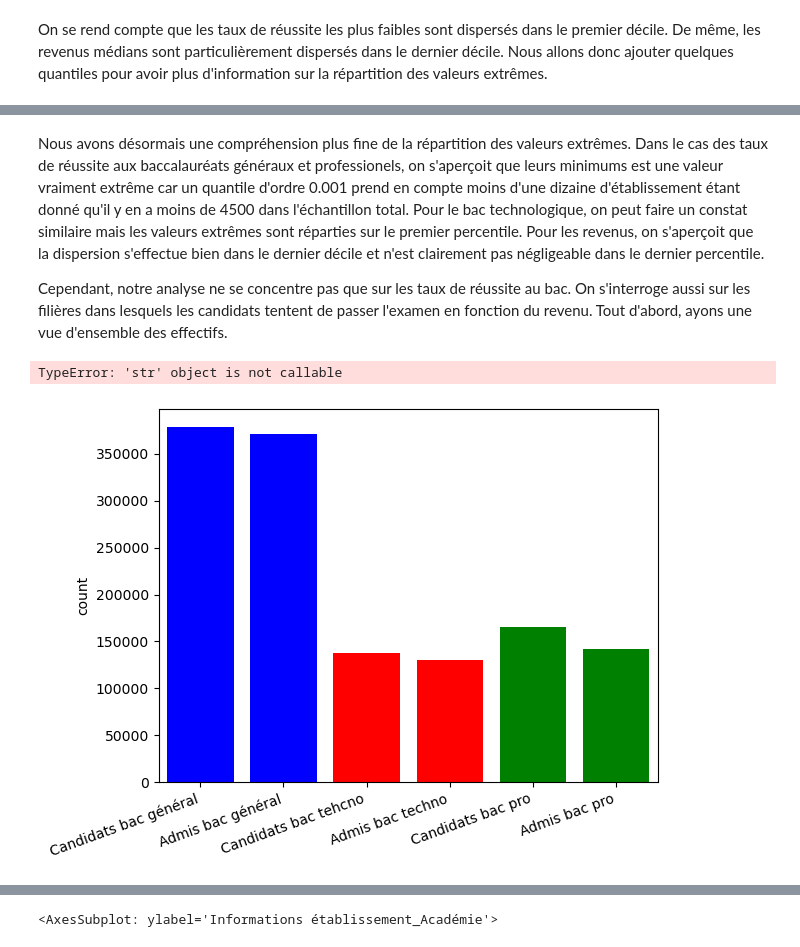
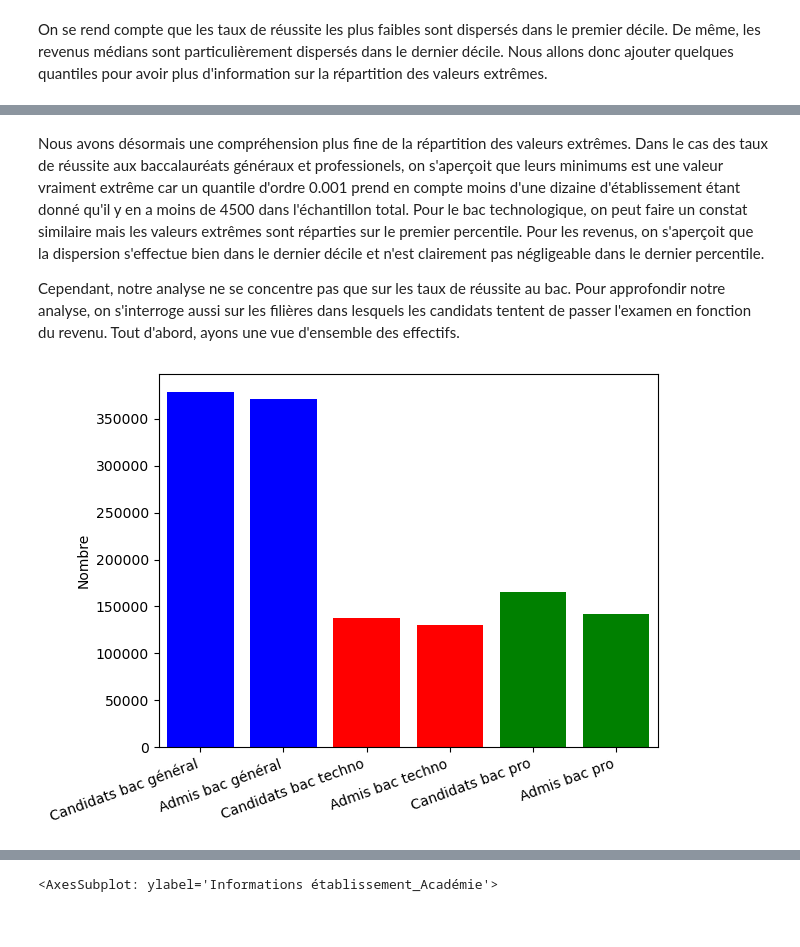
Before and after one commit to Acochepin/Python-2A---AC---JM---RS, a Jupyter notebook: Manipulation bases de données.ipynb, the cells around one changed output, grey strips where cells are left out. Cells and saved outputs as stored; diff of their text form; code cells hidden in the pictures.

```diff
--- a/Manipulation bases de données.ipynb
+++ b/Manipulation bases de données.ipynb
@@ -470,21 +479,20 @@ df[["Taux de réussite bruts_GNLE","Taux de réussite bruts_Taux brut techno","T
 Nous avons désormais une compréhension plus fine de la répartition des valeurs extrêmes. Dans le cas des taux de réussite aux baccalauréats généraux et professionels, on s'aperçoit que leurs minimums est une valeur vraiment extrême car un quantile d'ordre 0.001 prend en compte moins d'une dizaine d'établissement étant donné qu'il y en a moins de 4500 dans l'échantillon total. Pour le bac technologique, on peut faire un constat similaire mais les valeurs extrêmes sont réparties sur le premier percentile.
 Pour les revenus, on s'aperçoit que la dispersion s'effectue bien dans le dernier décile et n'est clairement pas négligeable dans le dernier percentile.
 
-Cependant, notre analyse ne se concentre pas que sur les taux de réussite au bac. On s'interroge aussi sur les filières dans lesquels les candidats tentent de passer l'examen en fonction du revenu. Tout d'abord, ayons une vue d'ensemble des effectifs.
+Cependant, notre analyse ne se concentre pas que sur les taux de réussite au bac. Pour approfondir notre analyse, on s'interroge aussi sur les filières dans lesquels les candidats tentent de passer l'examen en fonction du revenu. Tout d'abord, ayons une vue d'ensemble des effectifs.
 # %%
 df[["Nombre d'élèves présents au Bac_GNLE","Taux de réussite bruts_GNLE","Nombre d'élèves présents au Bac_Somme Techno","Taux de réussite bruts_Taux brut techno","Nombre d'élèves présents au Bac_TOTAL_Pro","Taux de réussite bruts_TOTAL_Pro"]]
 nbg = df["Nombre d'élèves présents au Bac_GNLE"].sum()
 nbgr = np.sum(df["Nombre d'élèves présents au Bac_GNLE"]*df["Taux de réussite bruts_GNLE"])/100
 nbt = df["Nombre d'élèves présents au Bac_Somme Techno"].sum()
 nbtr = np.sum(df["Nombre d'élèves présents au Bac_Somme Techno"]*df["Taux de réussite bruts_Taux brut techno"])/100
 nbp = df["Nombre d'élèves présents au Bac_TOTAL_Pro"].sum()
 nbpr = np.sum(df["Nombre d'élèves présents au Bac_TOTAL_Pro"]*df["Taux de réussite bruts_TOTAL_Pro"])/100
 plt.bar(["Nombre candidats au baccalauréat général", "Nombre d'élèves ayant réussi le bac général", "Nombre d'élèves présents à un baccalauréat technologique", "Nombre d'élèves ayant réussi un baccalauréat technologique", "Nombre d'élèves présents au bac professionnel", "Nombre d'élèves ayant réussi un baccalauréat professionnel"],[nbg, nbgr, nbt, nbtr, nbp, nbpr], color =['Blue', 'blue', 'red','red','green','green'])
-ax = sns.countplot(x=["Candidats bac général", "Admis bac général", "Candidats bac tehcno", "Admis bac techno", "Candidats bac pro", "Admis bac pro"], data=df)
+ax = sns.countplot(x=["Candidats bac général", "Admis bac général", "Candidats bac techno", "Admis bac techno", "Candidats bac pro", "Admis bac pro"], data=df)
 ax.set_xticklabels(ax.get_xticklabels(), rotation=20, ha="right")
 plt.tight_layout()
 plt.ylabel('Nombre')
 plt.show()
 # %% [output]
-TypeError: 'str' object is not callable
-[figure, old version]
+[figure, new version]
```
Also changed, not shown: parts of 7 cells of this notebook.
